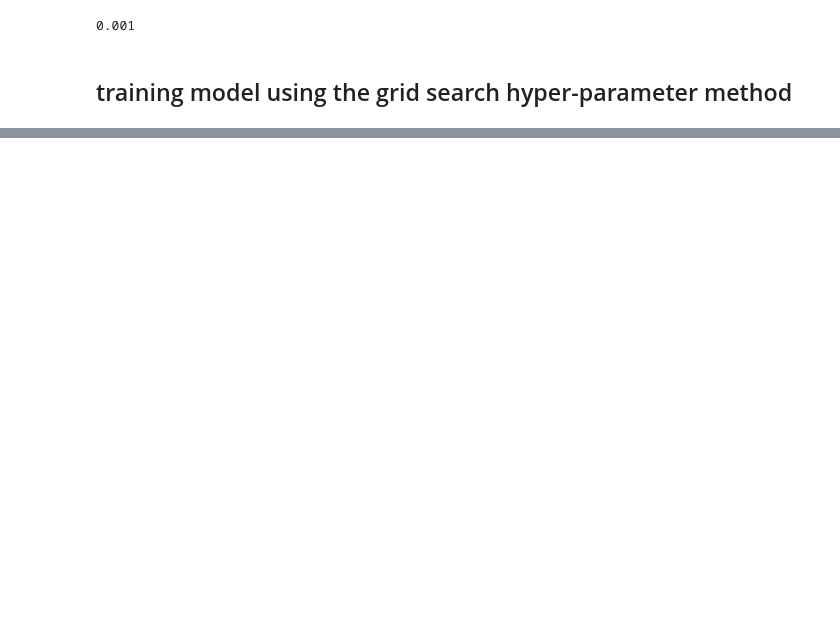
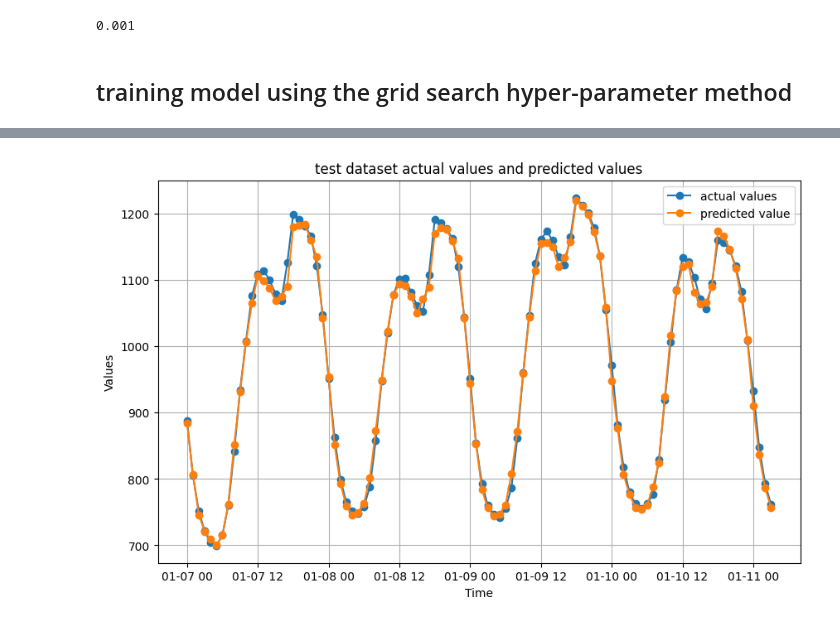
Before and after one commit to amirhosseinamerimanesh/Load-Forecasting-Machine-Learing, a Jupyter notebook: load_forecasting_ml.ipynb, the cells around one changed output, grey strips where cells are left out. Cells and saved outputs as stored; diff of their text form; code cells hidden in the pictures; blank space fills up the shorter version.

```diff
--- a/load_forecasting_ml.ipynb
+++ b/load_forecasting_ml.ipynb
@@ -599,0 +628,18 @@ Train loss: 0.00841 | Test loss: 0.00484, Epoch: 100
+# %%
+# Plotting test dataset
+plt.figure(figsize=(10, 6))
+
+# Plotting actual_values against Time
+plt.plot(test_plot_df['time'][:100], test_plot_df['actual_values'][:100], label='actual values', marker='o', linestyle='-')
+
+# Plotting predictions against Time
+plt.plot(test_plot_df['time'][:100], test_plot_df['predictions'][:100], label='predicted value', marker='o', linestyle='-')
+
+plt.title('test dataset actual values and predicted values')
+plt.xlabel('Time')
+plt.ylabel('Values')
+plt.legend()
+plt.grid(True)
+plt.show()
+# %% [output]
+[figure, added]
```
Also changed, not shown: parts of 10 cells of this notebook.
